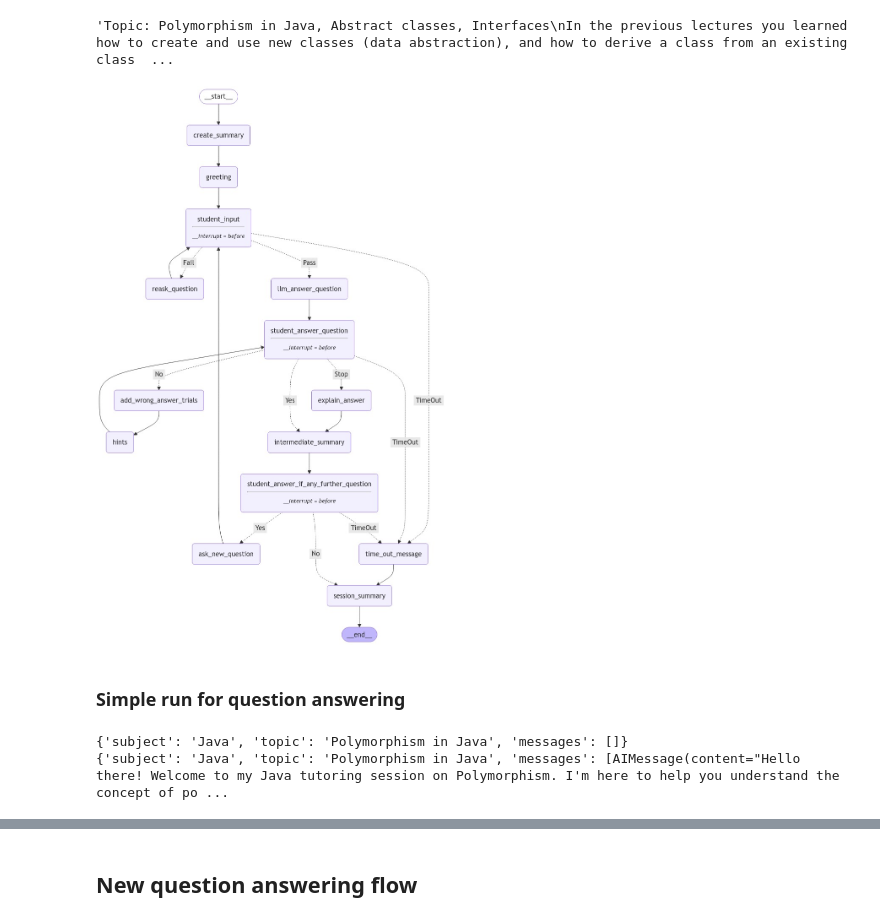
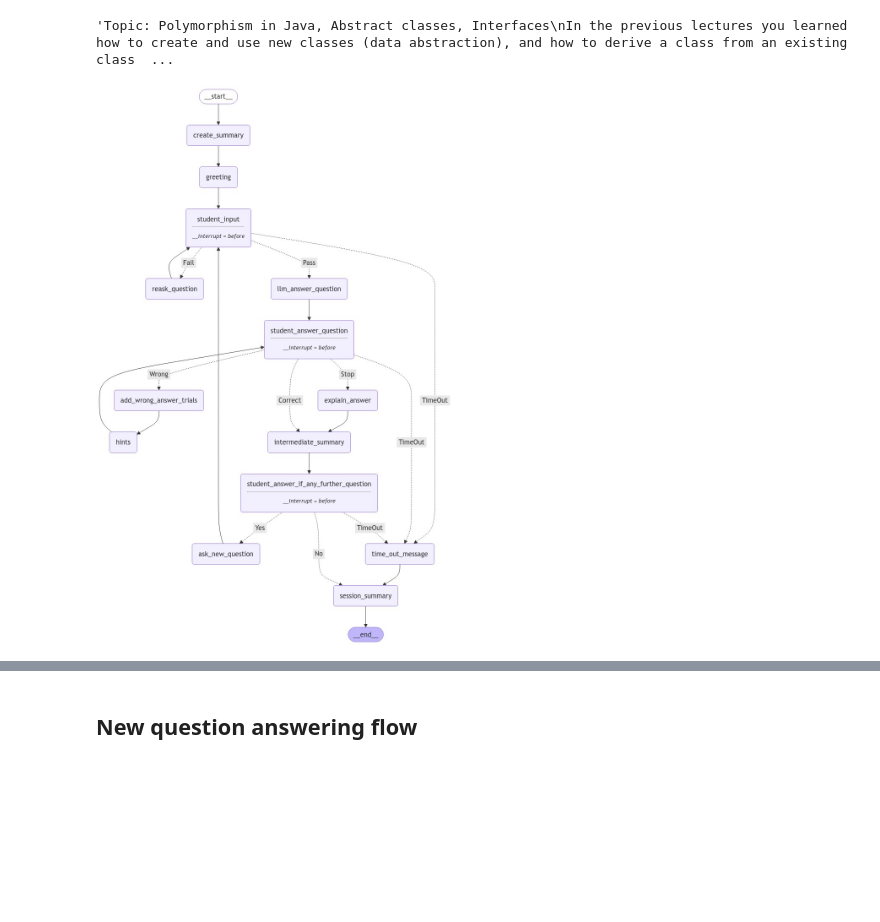
Before and after one commit to VictorCentennial/AI-Tutor-agentic-rag, a Jupyter notebook: flask-server/LangGraph_ai_tutor.ipynb, the cells around one changed output, grey strips where cells are left out. Saved outputs shown, nothing was run; the diff lists cells and outputs as text; code cells hidden in the pictures; blank space fills up the shorter version.

Commit message:
fix further_question_correctness node response not match with the condition edge

```diff
--- a/flask-server/LangGraph_ai_tutor.ipynb
+++ b/flask-server/LangGraph_ai_tutor.ipynb
@@ -209,24 +223,29 @@ def get_question_answer_context(state:AgentState):
     answer_trials = state["answer_trials"]
     number_of_related_messages = (answer_trials+1)*2
     question_answer_context = state["messages"][-number_of_related_messages:]
-    print(f"number_of_related_messages: {number_of_related_messages}")
-    print(f"question_answer_context for get_question_answer_context: {question_answer_context}")
+    # print(f"number_of_related_messages: {number_of_related_messages}")
+    # print(f"question_answer_context for get_question_answer_context: {question_answer_context}")
     return question_answer_context
 
 #TODO: need further verify if anwser_trials is correct
 def further_question_correctness(state:AgentState, max_trials=3):
     if time_out(state):
         return "TimeOut"
+
     answer_trials = state["answer_trials"]
     if answer_trials >= max_trials:
         return "Stop"
+
     question_answer_context = get_question_answer_context(state)
-    response = llm.invoke(check_question_answer_prompt.format(question_answer_context=question_answer_context, context=context))
-    result = response.content
-    if result.startswith("Yes"):
-        return "Yes"
-    else:
-        return "No"
+    context = state["context"]
+
+    response = llm.invoke(check_question_answer_prompt.format(
+        question_answer_context=question_answer_context,
+        context=context
+    ))
+
+    result = response.content.strip()
+    return "Correct" if result.startswith("Correct") else "Wrong"
     #need to add one trials for answer_trials
 
 def add_wrong_answer_trials(state:AgentState):
@@ -234,6 +253,7 @@ def add_wrong_answer_trials(state:AgentState):
 
 def hints(state:AgentState):
     question_answer_context = get_question_answer_context(state)
+    print(f"question_answer_context for hints: {question_answer_context}")
     response = llm.invoke(hints_prompt.format(question_answer_context=question_answer_context))
     result = response.content
     return {"messages": [AIMessage(content=result)]}
@@ -318,52 +338,37 @@ workflow.add_conditional_edges(
     further_question_correctness,
     {
         "TimeOut": "time_out_message",
-        "Yes": "intermediate_summary",
-        "No": "add_wrong_answer_trials",
+        "Correct": "intermediate_summary",
+        "Wrong": "add_wrong_answer_trials",
         "Stop": "explain_answer"
     }
 )
 
 workflow.add_edge("add_wrong_answer_trials", "hints")
 workflow.add_edge("hints", "student_answer_question")
 workflow.add_edge("explain_answer", "intermediate_summary")
 workflow.add_edge("intermediate_summary", "student_answer_if_any_further_question")
 
 workflow.add_conditional_edges(
     "student_answer_if_any_further_question",
     any_further_question,
     {
         "TimeOut": "time_out_message",
         "Yes": "ask_new_question",
         "No": "session_summary"
     }
 )
 
 workflow.add_edge("time_out_message", "session_summary")
 workflow.add_edge("ask_new_question", "student_input")
 workflow.add_edge("session_summary", END)
 
 from langgraph.checkpoint.memory import MemorySaver
 
 memory = MemorySaver()
 app = workflow.compile(checkpointer=memory, interrupt_before=["student_input", "student_answer_question", "student_answer_if_any_further_question"])
 
 from IPython.display import Image, display
 display(Image(app.get_graph().draw_mermaid_png()))
 # %% [output]
-[figure, old version]
+[figure, new version]
-# %% [markdown]
-### Simple run for question answering
-# %%
-# Input
-initial_input = {"subject":"Java", "topic": "Polymorphism in Java"}
-
-# Thread
-thread = {"configurable": {"thread_id": "1"}}
-
-# Run the graph until the first interruption
-for event in app.stream(initial_input, thread, stream_mode="values"):
-    print(event)
-# %% [output]
-{'subject': 'Java', 'topic': 'Polymorphism in Java', 'messages': []}
-{'subject': 'Java', 'topic': 'Polymorphism in Java', 'messages': [AIMessage(content="Hello there! Welcome to my Java tutoring session on Polymorphism. I'm here to help you understand the concept of po ...
```
Also changed, not shown: parts of 28 cells of this notebook.
